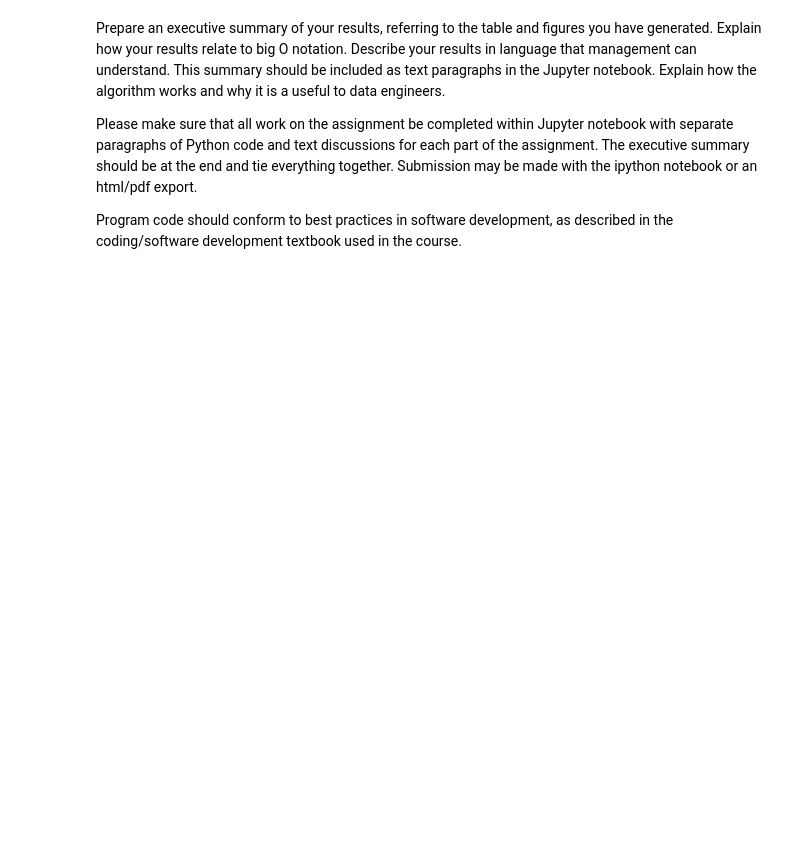
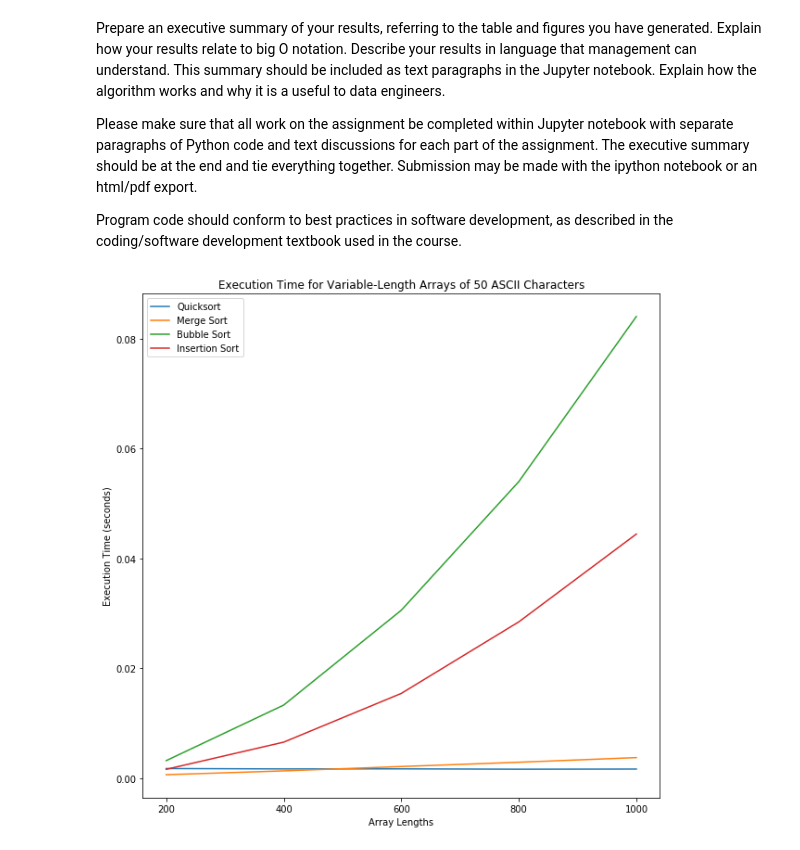
Before and after one commit to farzadfalsafy/MSDS432-1, a Jupyter notebook: Week4/MSDS432_Week4.ipynb, the cells around one changed output. Saved outputs shown, nothing was run; the diff lists cells and outputs as text; code cells hidden in the pictures; blank space fills up the shorter version.

Commit message:
Added graphs, short executive overview

```diff
--- a/Week4/MSDS432_Week4.ipynb
+++ b/Week4/MSDS432_Week4.ipynb
@@ -259,12 +259,17 @@ Please make sure that all work on the assignment be completed within Jupyter not
 
 Program code should conform to best practices in software development, as described in the coding/software development textbook used in the course.
 # %%
-# ax = sns.lineplot(x='number', y='recursive_compute', data=df)
-# ax = sns.lineplot(x='number', y='for_loop_compute', data=df)
-# ax.legend(['Recursive Factorialization','Looping Factorialization'])
+ax = sns.lineplot(x='array_length', y='quicksort_execution', data=execution_comparison_df)
+ax = sns.lineplot(x='array_length', y='mergesort_execution', data=execution_comparison_df)
+ax = sns.lineplot(x='array_length', y='bubblesort_execution', data=execution_comparison_df)
+ax = sns.lineplot(x='array_length', y='insertionsort_execution', data=execution_comparison_df)
+ax.legend(['Quicksort','Merge Sort','Bubble Sort','Insertion Sort'])
 
-# plt.title('Execution Time for Factorialization Methods')
-# plt.xlabel('Number to Factorialize')
-# plt.ylabel('Execution Time (seconds)')
-# plt.xticks([0,100,200,300,400,500])
-# plt.show()
+plt.title('Execution Time for Variable-Length Arrays of 50 ASCII Characters')
+plt.xlabel('Array Lengths')
+plt.ylabel('Execution Time (seconds)')
+plt.xticks(array_lengths)
+plt.rcParams["figure.figsize"] = (15,15)
+plt.show()
+# %% [output]
+[figure, added]
```
Also changed, not shown: parts of 6 cells of this notebook.
